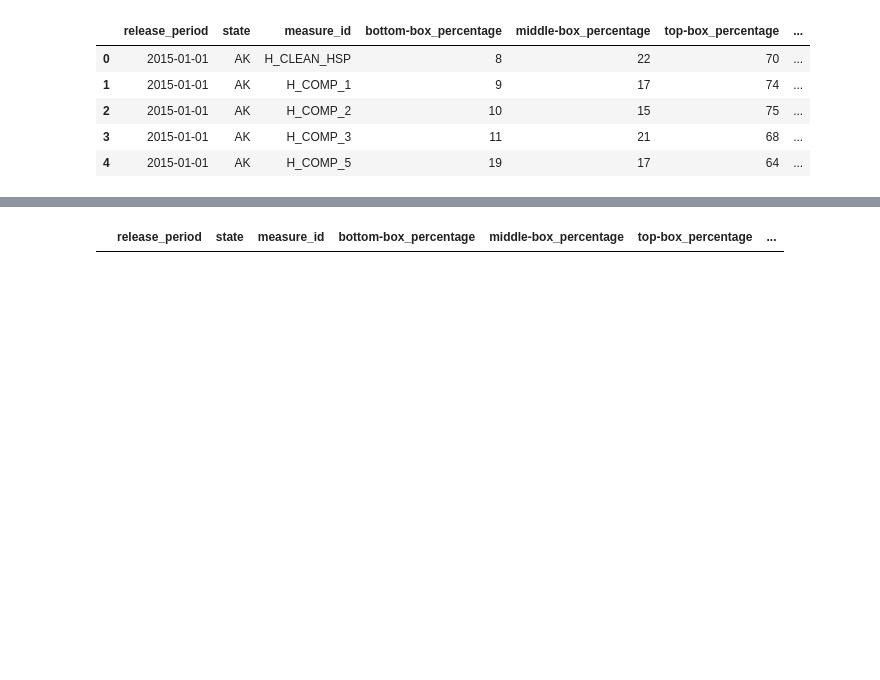
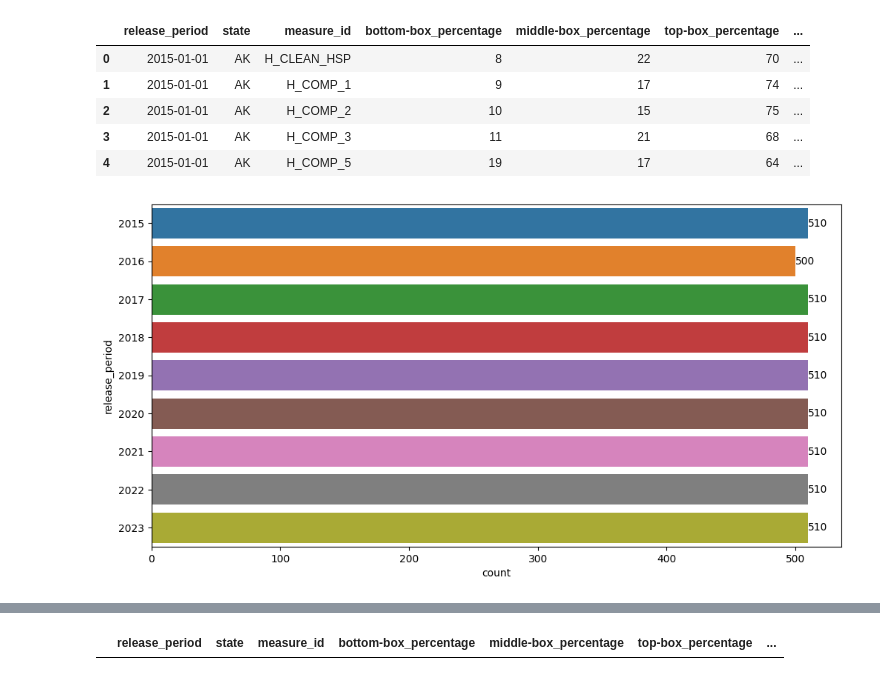
Before and after one commit to andyguo0228/maven_healthcare, a Jupyter notebook: maven_healthcare.ipynb, the cells around one changed output, grey strips where cells are left out. Cells and saved outputs as stored; diff of their text form; code cells hidden in the pictures; blank space fills up the shorter version.

Commit message:
show missing date

```diff
--- a/maven_healthcare.ipynb
+++ b/maven_healthcare.ipynb
@@ -95,3 +95,12 @@ state_results.head()
 | 2 | 2015-01-01 | AK | H_COMP_2 | 10 | 15 | 75 | ... |
 | 3 | 2015-01-01 | AK | H_COMP_3 | 11 | 21 | 68 | ... |
 | 4 | 2015-01-01 | AK | H_COMP_5 | 19 | 17 | 64 | ... |
+# %%
+year = state_results.release_period.dt.year
+plt.figure(figsize=(12, 6))
+ax = sns.countplot(data=state_results, y=year)
+for label in ax.containers:
+    ax.bar_label(label)
+plt.show()
+# %% [output]
+[figure, added]
```
Also changed, not shown: parts of 2 cells of this notebook.
